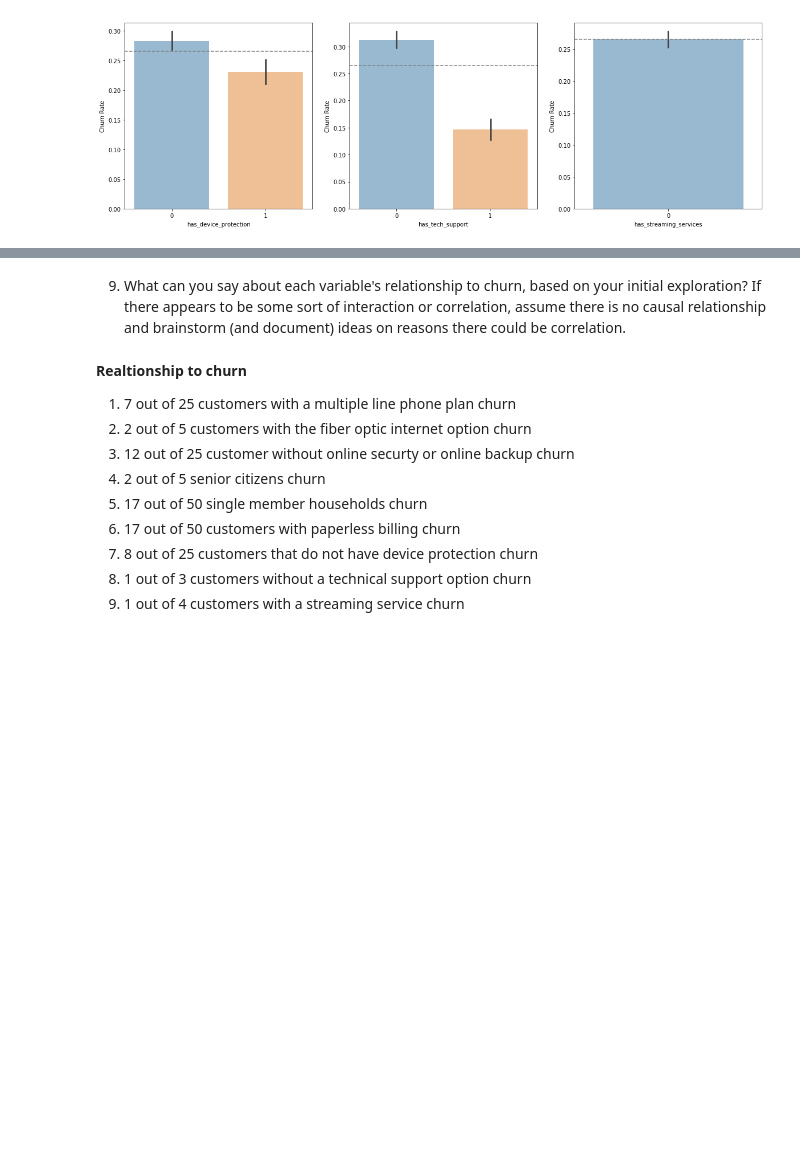
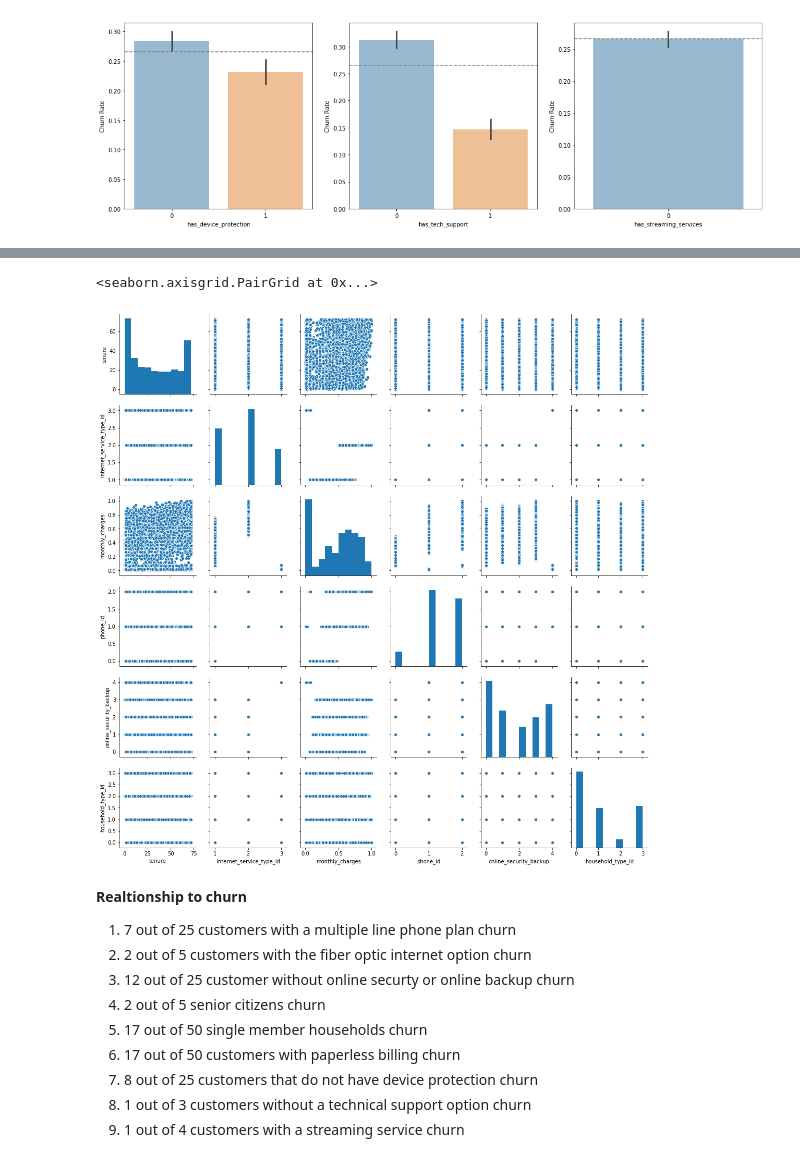
Before and after one commit to ericescalante-jasondunn/classification_project, a Jupyter notebook: Project_Master.ipynb, the cells around one changed output, grey strips where cells are left out. Drawn from its saved outputs; the diff is of its cells as text; code cells hidden in the pictures; blank space fills up the shorter version.

```diff
--- a/Project_Master.ipynb
+++ b/Project_Master.ipynb
@@ -556,7 +561,10 @@ sns.heatmap(train_df.corr(), annot=True, cmap="YlGnBu")
 # %%
-sns.pairplot(train_df)
+sns.pairplot(train_df[['tenure', 'internet_service_type_id',
+                    'monthly_charges', 'phone_id', 'online_security_backup',
+                    'household_type_id']])
+# %% [output]
+<seaborn.axisgrid.PairGrid at 0x...>
+[figure, added]
-# %% [markdown]
-9. What can you say about each variable's relationship to churn, based on your initial exploration? If there appears to be some sort of interaction or correlation, assume there is no causal relationship and brainstorm (and document) ideas on reasons there could be correlation.
 # %% [markdown]
 **Realtionship to churn**
 1. 7 out of 25 customers with a multiple line phone plan churn
```
Also changed, not shown: parts of 48 cells of this notebook.
